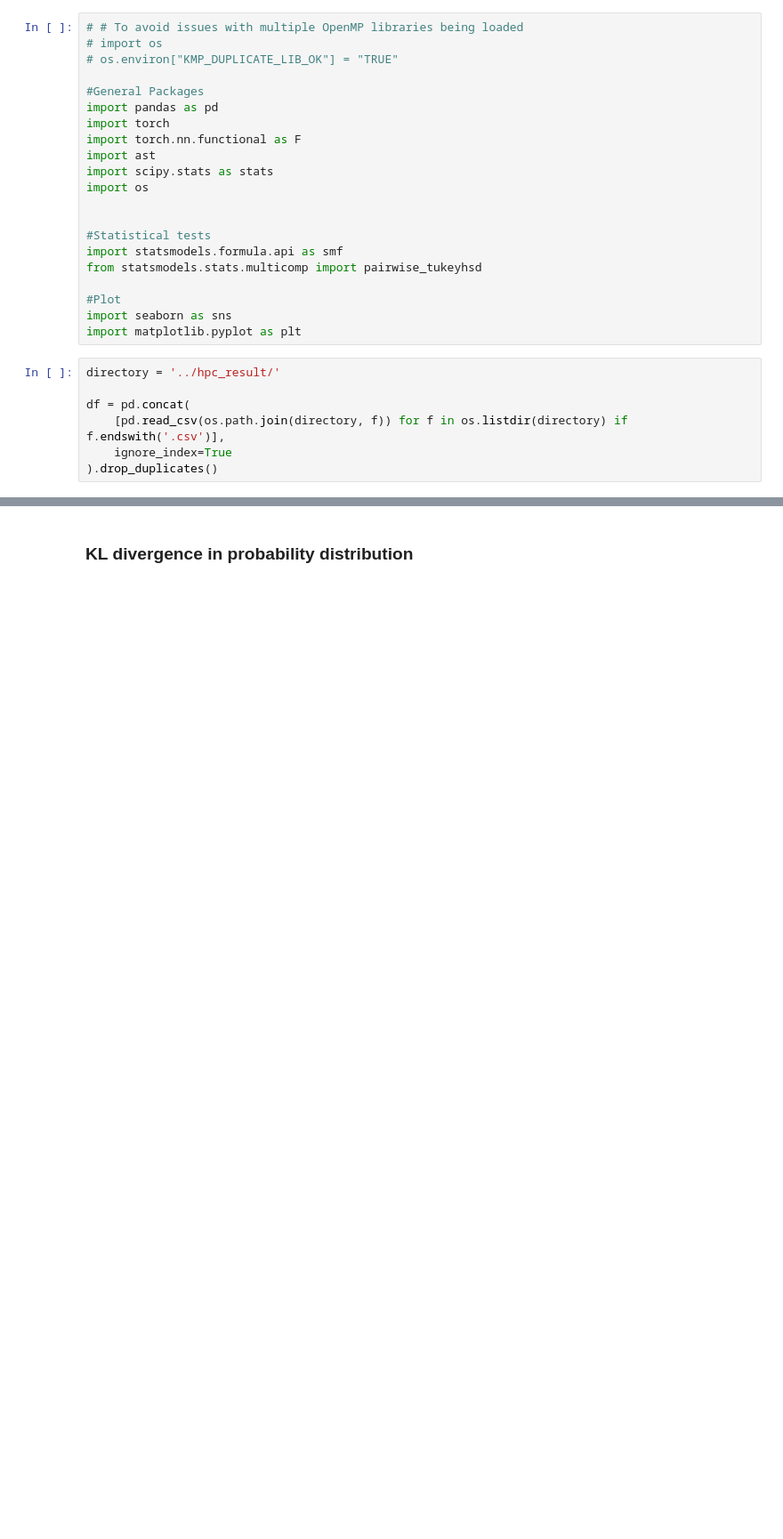
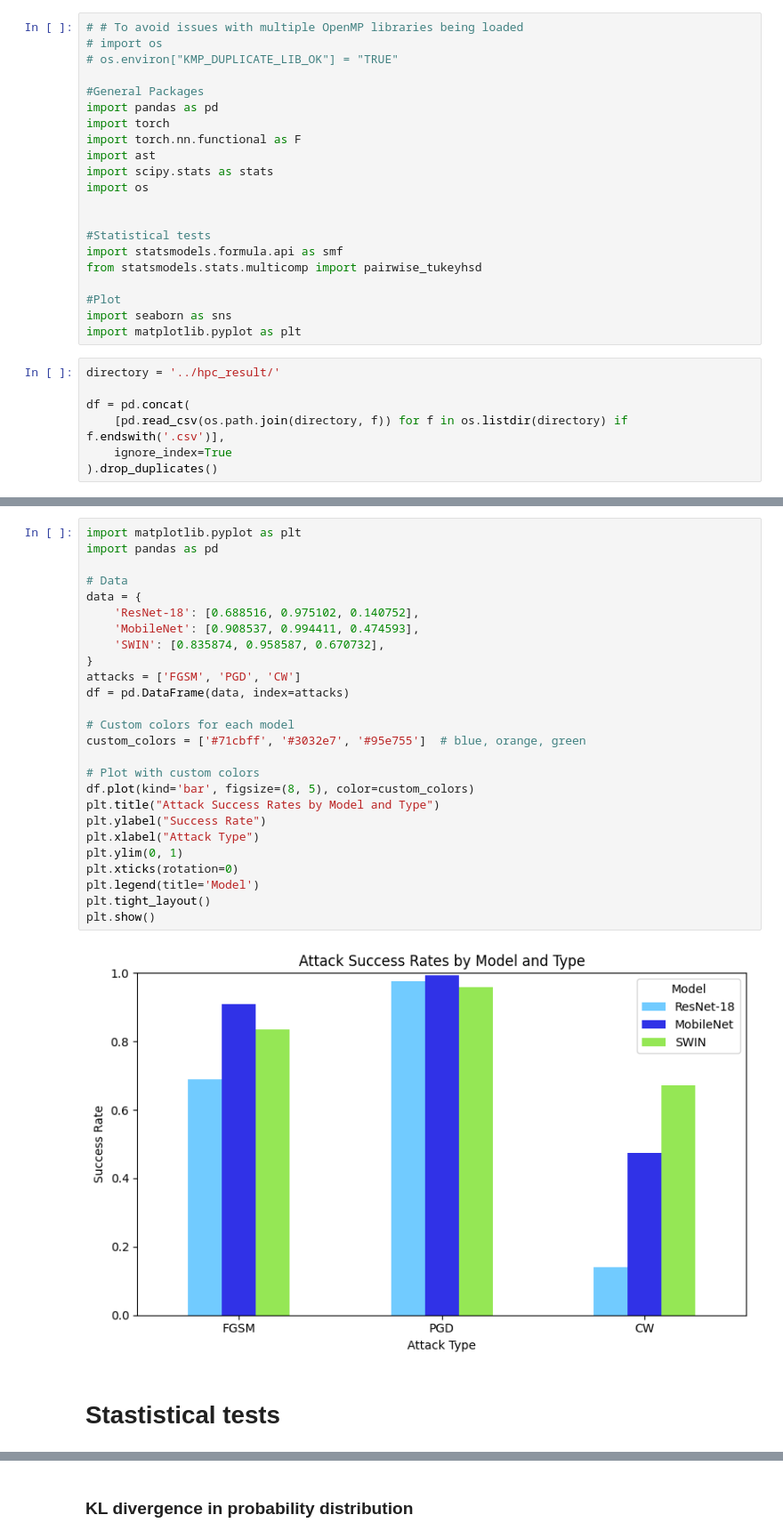
Before and after one commit to murrodroid/AdversarialAttacks, a Jupyter notebook: statistical_tests/stats_tests.ipynb, the cells around one changed output, grey strips where cells are left out. Shown at 89% size. Drawn from its saved outputs; the diff is of its cells as text; blank space fills up the shorter version.

```diff
--- a/statistical_tests/stats_tests.ipynb
+++ b/statistical_tests/stats_tests.ipynb
@@ -35 +187,31 @@ df = df.dropna()
+# %%
+import matplotlib.pyplot as plt
+import pandas as pd
+
+# Data
+data = {
+    'ResNet-18': [0.688516, 0.975102, 0.140752],
+    'MobileNet': [0.908537, 0.994411, 0.474593],
+    'SWIN': [0.835874, 0.958587, 0.670732],
+}
+attacks = ['FGSM', 'PGD', 'CW']
+df = pd.DataFrame(data, index=attacks)
+
+# Custom colors for each model
+custom_colors = ['#71cbff', '#3032e7', '#95e755']  # blue, orange, green
+
+# Plot with custom colors
+df.plot(kind='bar', figsize=(8, 5), color=custom_colors)
+plt.title("Attack Success Rates by Model and Type")
+plt.ylabel("Success Rate")
+plt.xlabel("Attack Type")
+plt.ylim(0, 1)
+plt.xticks(rotation=0)
+plt.legend(title='Model')
+plt.tight_layout()
+plt.show()
+# %% [output]
+[figure, added]
+# %% [markdown]
+# Stastistical tests
 # %%
```
Also changed, not shown: parts of 34 cells of this notebook.
